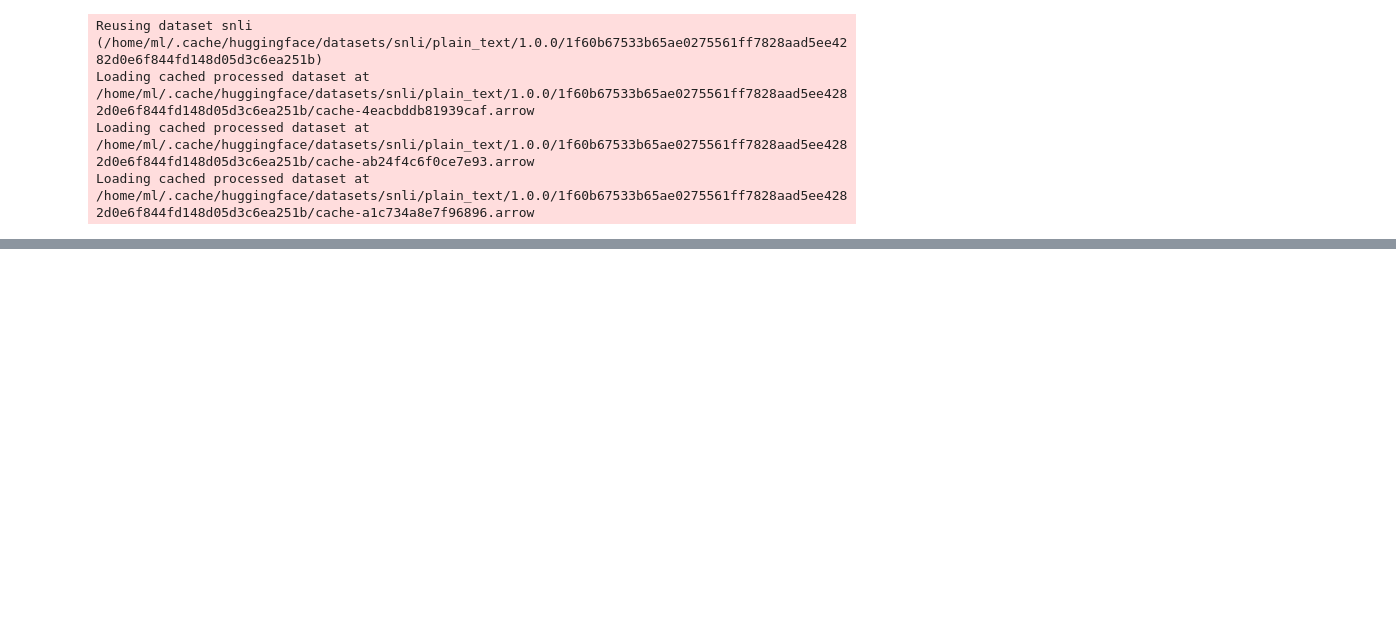
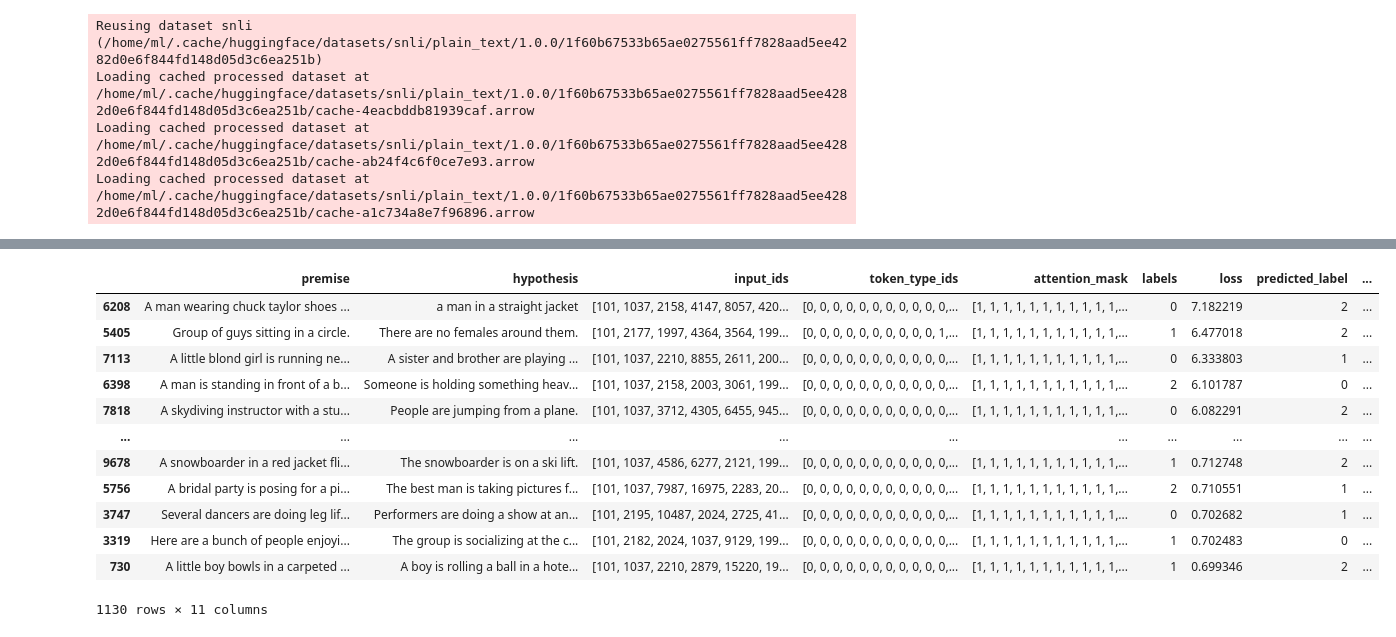
Before and after one commit to Serebryanskiy/nli, a Jupyter notebook: snli.ipynb, the cells around one changed output, grey strips where cells are left out. Cells and saved outputs as stored; diff of their text form; code cells hidden in the pictures; blank space fills up the shorter version.

```diff
--- a/snli.ipynb
+++ b/snli.ipynb
@@ -191,0 +259,17 @@ model_inputs
+# %%
+errors = eval_df.loc[eval_df.labels != eval_df.predicted_label].sort_values('loss', ascending=False)
+errors
+# %% [output]
+|  | premise | hypothesis | input_ids | token_type_ids | attention_mask | labels | loss | predicted_label | ... |
+| 6208 | A man wearing chuck taylor shoes ... | a man in a straight jacket | [101, 1037, 2158, 4147, 8057, 420... | [0, 0, 0, 0, 0, 0, 0, 0, 0, 0, 0,... | [1, 1, 1, 1, 1, 1, 1, 1, 1, 1, 1,... | 0 | 7.182219 | 2 | ... |
+| 5405 | Group of guys sitting in a circle. | There are no females around them. | [101, 2177, 1997, 4364, 3564, 199... | [0, 0, 0, 0, 0, 0, 0, 0, 0, 0, 1,... | [1, 1, 1, 1, 1, 1, 1, 1, 1, 1, 1,... | 1 | 6.477018 | 2 | ... |
+| 7113 | A little blond girl is running ne... | A sister and brother are playing ... | [101, 1037, 2210, 8855, 2611, 200... | [0, 0, 0, 0, 0, 0, 0, 0, 0, 0, 0,... | [1, 1, 1, 1, 1, 1, 1, 1, 1, 1, 1,... | 0 | 6.333803 | 1 | ... |
+| 6398 | A man is standing in front of a b... | Someone is holding something heav... | [101, 1037, 2158, 2003, 3061, 199... | [0, 0, 0, 0, 0, 0, 0, 0, 0, 0, 0,... | [1, 1, 1, 1, 1, 1, 1, 1, 1, 1, 1,... | 2 | 6.101787 | 0 | ... |
+| 7818 | A skydiving instructor with a stu... | People are jumping from a plane. | [101, 1037, 3712, 4305, 6455, 945... | [0, 0, 0, 0, 0, 0, 0, 0, 0, 0, 0,... | [1, 1, 1, 1, 1, 1, 1, 1, 1, 1, 1,... | 0 | 6.082291 | 2 | ... |
+| ... | ... | ... | ... | ... | ... | ... | ... | ... | ... |
+| 9678 | A snowboarder in a red jacket fli... | The snowboarder is on a ski lift. | [101, 1037, 4586, 6277, 2121, 199... | [0, 0, 0, 0, 0, 0, 0, 0, 0, 0, 0,... | [1, 1, 1, 1, 1, 1, 1, 1, 1, 1, 1,... | 1 | 0.712748 | 2 | ... |
+| 5756 | A bridal party is posing for a pi... | The best man is taking pictures f... | [101, 1037, 7987, 16975, 2283, 20... | [0, 0, 0, 0, 0, 0, 0, 0, 0, 0, 0,... | [1, 1, 1, 1, 1, 1, 1, 1, 1, 1, 1,... | 2 | 0.710551 | 1 | ... |
+| 3747 | Several dancers are doing leg lif... | Performers are doing a show at an... | [101, 2195, 10487, 2024, 2725, 41... | [0, 0, 0, 0, 0, 0, 0, 0, 0, 0, 0,... | [1, 1, 1, 1, 1, 1, 1, 1, 1, 1, 1,... | 0 | 0.702682 | 1 | ... |
+| 3319 | Here are a bunch of people enjoyi... | The group is socializing at the c... | [101, 2182, 2024, 1037, 9129, 199... | [0, 0, 0, 0, 0, 0, 0, 0, 0, 0, 0,... | [1, 1, 1, 1, 1, 1, 1, 1, 1, 1, 1,... | 1 | 0.702483 | 0 | ... |
+| 730 | A little boy bowls in a carpeted ... | A boy is rolling a ball in a hote... | [101, 1037, 2210, 2879, 15220, 19... | [0, 0, 0, 0, 0, 0, 0, 0, 0, 0, 0,... | [1, 1, 1, 1, 1, 1, 1, 1, 1, 1, 1,... | 1 | 0.699346 | 2 | ... |
+1130 rows × 11 columns
```
Also changed, not shown: parts of 32 cells of this notebook.
